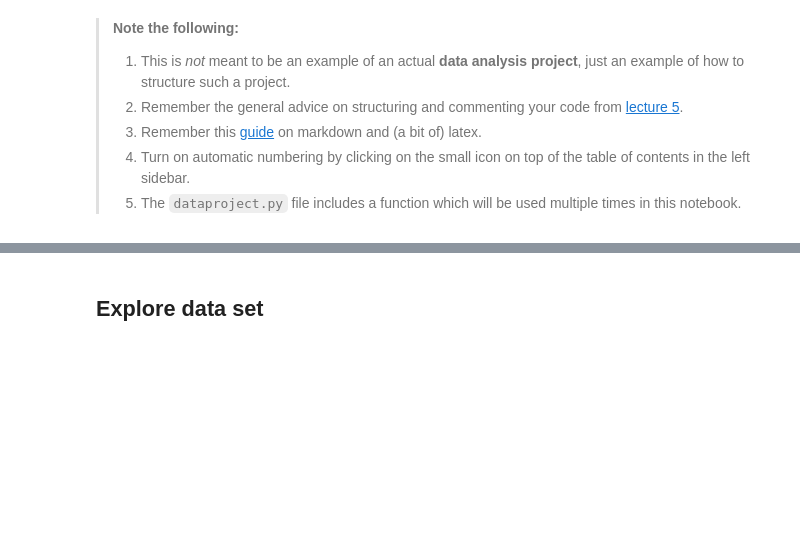
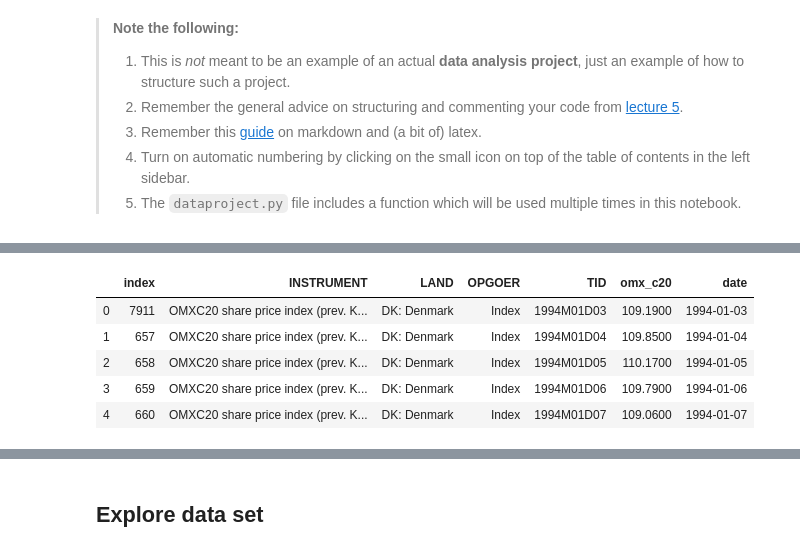
Before and after one commit to NumEconCopenhagen/projects-2020-kongeraekken-1, a Jupyter notebook: dataproject/dataproject.ipynb, the cells around one changed output, grey strips where cells are left out. Cells and saved outputs as stored; diff of their text form; code cells hidden in the pictures; blank space fills up the shorter version.

```diff
--- a/dataproject/dataproject.ipynb
+++ b/dataproject/dataproject.ipynb
@@ -101,0 +123,5 @@ inc_long.head(5)
+# %%
+# read in data
+omx_api = Dst.get_data(table_id = 'DNRENTD', variables={'INSTRUMENT':['CKXNAA'], 'LAND':['DK'], 'OPGOER':['I'], 'TID':['*']})
+
+omx_api.head()
@@ -101,0 +135,22 @@ inc_long.head(5)
+# %%
+# rename column
+omx_api.rename(columns = {'INDHOLD':'omx_c20'}, inplace=True)
+
+# fix date format
+omx_api['date'] = omx_api.TID.str[:4]+'-'+omx_api.TID.str[5:7]+'-'+omx_api.TID.str[-2:]
+omx_api['date'] = pd.to_datetime(omx_api['date'])
+
+# sort by 'date'
+omx_api = omx_api.sort_values(['date'])
+
+# drop missing values and reset index
+omx_api = omx_api[omx_api['omx_c20'] != '..']
+omx_api.reset_index(inplace=True)
+omx_api.head()
+# %% [output]
+|  | index | INSTRUMENT | LAND | OPGOER | TID | omx_c20 | date |
+| 0 | 7911 | OMXC20 share price index (prev. K... | DK: Denmark | Index | 1994M01D03 | 109.1900 | 1994-01-03 |
+| 1 | 657 | OMXC20 share price index (prev. K... | DK: Denmark | Index | 1994M01D04 | 109.8500 | 1994-01-04 |
+| 2 | 658 | OMXC20 share price index (prev. K... | DK: Denmark | Index | 1994M01D05 | 110.1700 | 1994-01-05 |
+| 3 | 659 | OMXC20 share price index (prev. K... | DK: Denmark | Index | 1994M01D06 | 109.7900 | 1994-01-06 |
+| 4 | 660 | OMXC20 share price index (prev. K... | DK: Denmark | Index | 1994M01D07 | 109.0600 | 1994-01-07 |
```
Also changed, not shown: parts of 46 cells of this notebook, 1 other file.
